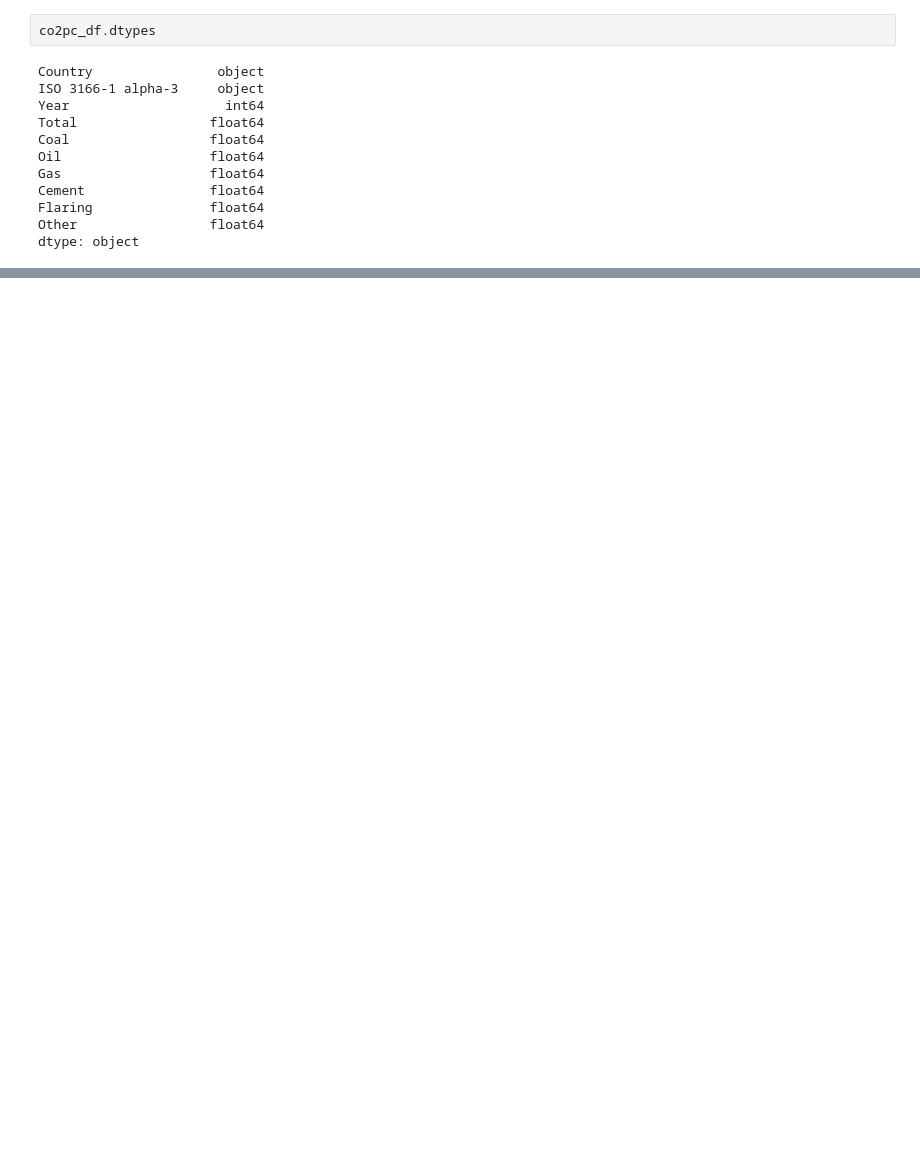
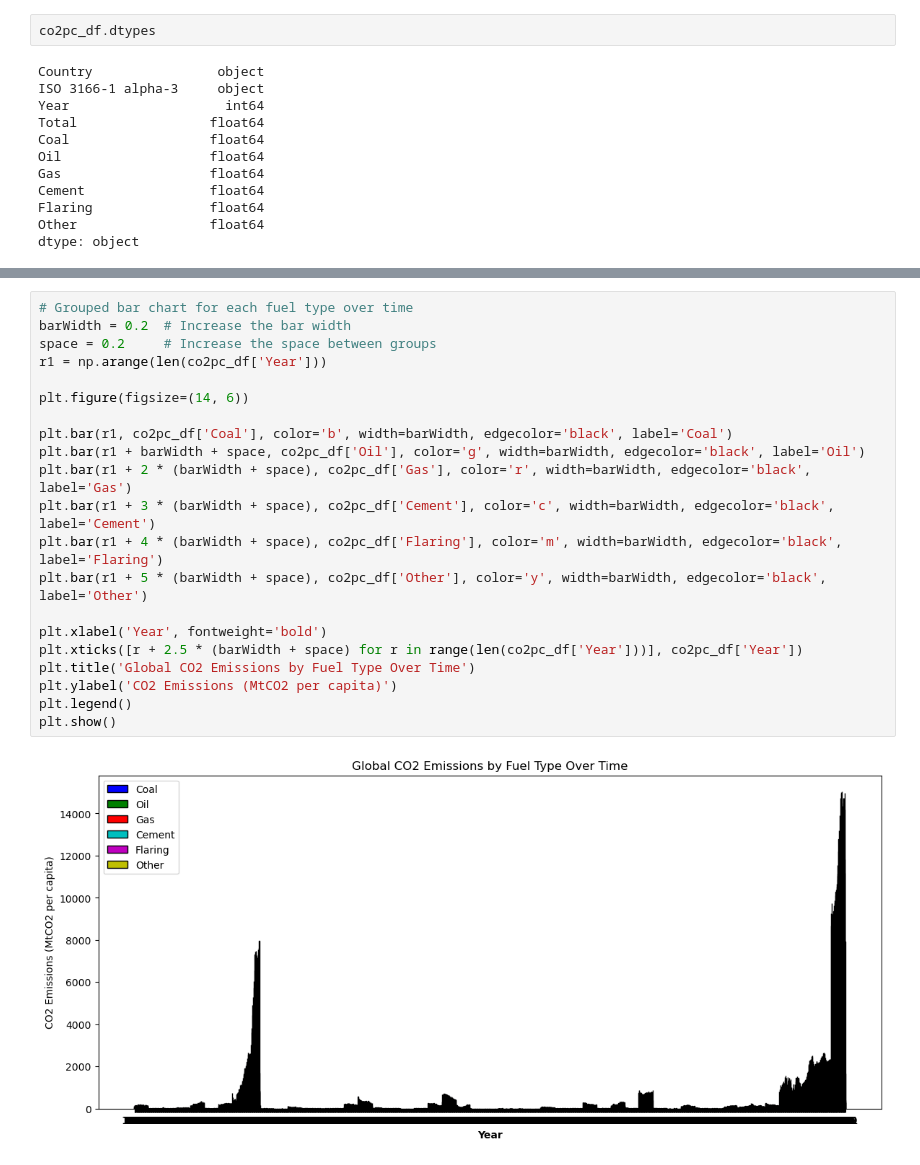
Before and after one commit to LUJHNA/ExamBI, a Jupyter notebook: Exam Project.ipynb, the cells around one changed output, grey strips where cells are left out. Drawn from its saved outputs; the diff is of its cells as text; blank space fills up the shorter version.

```diff
--- a/Exam Project.ipynb
+++ b/Exam Project.ipynb
@@ -49,0 +224,23 @@ dtype: object
+# %%
+# Grouped bar chart for each fuel type over time
+barWidth = 0.2  # Increase the bar width
+space = 0.2     # Increase the space between groups
+r1 = np.arange(len(co2pc_df['Year']))
+
+plt.figure(figsize=(14, 6))
+
+plt.bar(r1, co2pc_df['Coal'], color='b', width=barWidth, edgecolor='black', label='Coal')
+plt.bar(r1 + barWidth + space, co2pc_df['Oil'], color='g', width=barWidth, edgecolor='black', label='Oil')
+plt.bar(r1 + 2 * (barWidth + space), co2pc_df['Gas'], color='r', width=barWidth, edgecolor='black', label='Gas')
+plt.bar(r1 + 3 * (barWidth + space), co2pc_df['Cement'], color='c', width=barWidth, edgecolor='black', label='Cement')
+plt.bar(r1 + 4 * (barWidth + space), co2pc_df['Flaring'], color='m', width=barWidth, edgecolor='black', label='Flaring')
+plt.bar(r1 + 5 * (barWidth + space), co2pc_df['Other'], color='y', width=barWidth, edgecolor='black', label='Other')
+
+plt.xlabel('Year', fontweight='bold')
+plt.xticks([r + 2.5 * (barWidth + space) for r in range(len(co2pc_df['Year']))], co2pc_df['Year'])
+plt.title('Global CO2 Emissions by Fuel Type Over Time')
+plt.ylabel('CO2 Emissions (MtCO2 per capita)')
+plt.legend()
+plt.show()
+# %% [output]
+[figure, added]
```
Also changed, not shown: parts of 62 cells of this notebook.
